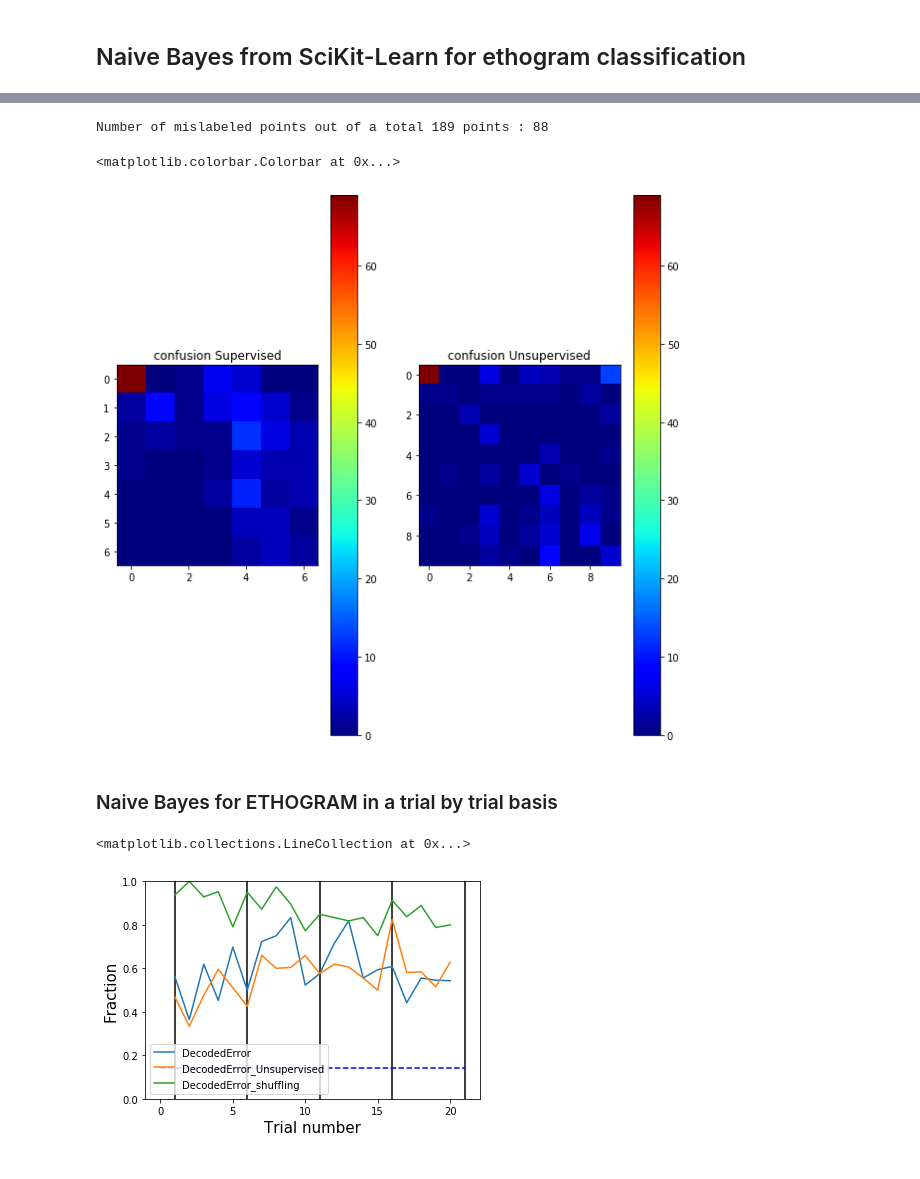
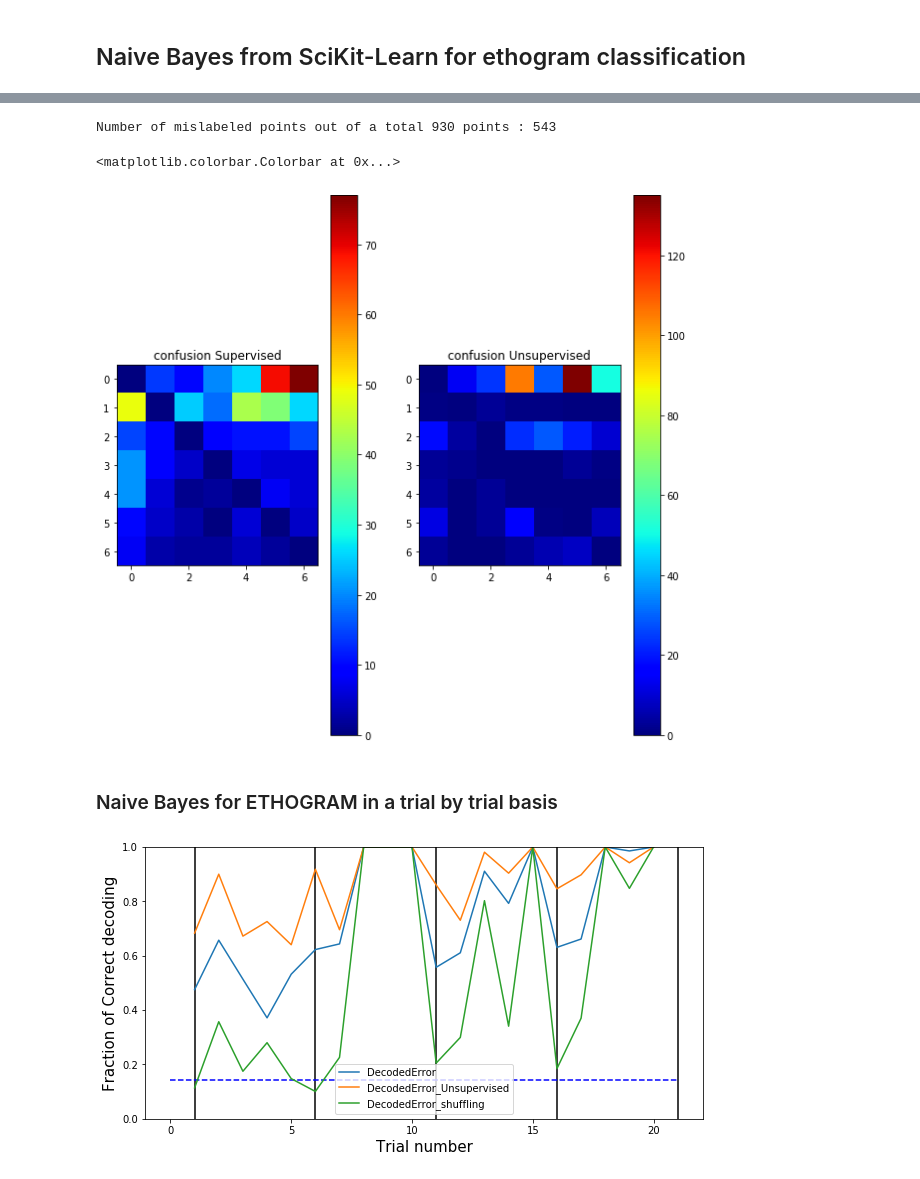
Before and after one commit to melisamc89/neural_analysys, a Jupyter notebook: src/bayes_decoder_ethogram.ipynb, the cells around one changed output, grey strips where cells are left out. Drawn from its saved outputs; the diff is of its cells as text; code cells hidden in the pictures.

```diff
--- a/src/bayes_decoder_ethogram.ipynb
+++ b/src/bayes_decoder_ethogram.ipynb
@@ -27,7 +27,7 @@ import math
 # define mouse information, and preprocessin versions from analysis.
 # load data for all sessions in this mouse and compute mean activity for each neuron.
 
-mouse = 32363        ### mouse number id
+mouse = 56165       ### mouse number id
 decoding_v = 1            ## decoding version, normaly equal to one
 motion_correction_v = 20  ### 100 means everything was aligned, 200 means it was also equalized, 20 is for day wise
 alignment_v = 3           ## alignment version, version 3 is for day wise
@@ -38,9 +38,9 @@ component_evaluation_v = 1 ## component evaluation version
 # here we will do analysis with no registration
 # registration_v = 2        ## registration version
 sf = 10                   ## sampling frequency of the original signal
-re_sf= 5                ## value of resampling
+re_sf= 1                ## value of resampling
 session_now = 1
-BINS = 10
+BINS = 70
 period = int(1 * sf / re_sf)
 period_resting = period *10
 fixed = 'None'
@@ -302,8 +302,8 @@ from sklearn.metrics import confusion_matrix
 day = 0
 FR_limit = 12
 
-index = speed_selection(tracking_list[day], speed_limit = 3)
-tracking = tracking_list[day][:,index]
+#index = speed_selection(tracking_list[day], speed_limit = 3)
+tracking = tracking_list[day]
 ypre = np.array(binned_tracking(tracking = tracking, binnumber = BINS )).T
 binsx = ypre[np.where(np.logical_and(ypre[:,0]>0,ypre[:,1]>0))[0],0]
 binsy = ypre[np.where(np.logical_and(ypre[:,0]>0,ypre[:,1]>0))[0],1]
@@ -338,22 +347,27 @@ y_pred = gnb.fit(X_train, y_train).predict(X_test)
 print("Number of mislabeled points out of a total %d points : %d" % (X_test.shape[0], (y_test != y_pred).sum()))
 conf_unsup = confusion_matrix(y_test,y_pred)
 # %% [output]
-Number of mislabeled points out of a total 189 points : 88
+Number of mislabeled points out of a total 930 points : 543
 # %%
 figure = plt.figure(figsize=(10, 10))
 gs = figure.add_gridspec(1, 2)
 axes0 = figure.add_subplot(gs[0,0])
 axes1 = figure.add_subplot(gs[0,1])
 
+for i in range(7):
+    conf_sup[i,i]=0
+    conf_unsup[i,i]=0
+
 pos0 = axes0.imshow(conf_sup, cmap = 'jet')
 axes0.set_title('confusion Supervised')
 figure.colorbar(pos0, ax=axes0)
+
 pos1 = axes1.imshow(conf_unsup, cmap = 'jet')
 axes1.set_title('confusion Unsupervised')
 figure.colorbar(pos1, ax=axes1)
 # %% [output]
 <matplotlib.colorbar.Colorbar at 0x...>
-[figure, old version]
+[figure, new version]
 # %% [markdown]
 ### Naive Bayes for ETHOGRAM in a trial by trial basis
 # %%
@@ -428,21 +442,22 @@ for trial in range(5*4):
 # %%
 figure, axes = plt.subplots(1)
 
-axes.plot(np.arange(1,len(error)+1),error)
-axes.plot(np.arange(1,len(error)+1),error_unsup)
-axes.plot(np.arange(1,len(error)+1),error_shuffle)
+axes.plot(np.arange(1,len(error)+1),np.ones_like(error) - error)
+axes.plot(np.arange(1,len(error)+1),np.ones_like(error)- error_unsup)
+axes.plot(np.arange(1,len(error)+1),np.ones_like(error) - error_shuffle)
 
 axes.legend(['DecodedError','DecodedError_Unsupervised', 'DecodedError_shuffling'])
 axes.set_xlabel('Trial number', fontsize = 15)
-axes.set_ylabel('Fraction', fontsize = 15)
+axes.set_ylabel('Fraction of Correct decoding', fontsize = 15)
 axes.set_ylim([0,1])
 
 plt.vlines(1, 0, 1, colors='k', linestyles='-')
 plt.vlines(6, 0, 1, colors='k', linestyles='-')
 plt.vlines(11, 0, 1, colors='k', linestyles='-')
 plt.vlines(16, 0, 1, colors='k', linestyles='-')
 plt.vlines(21, 0, 1, colors='k', linestyles='-')
 plt.hlines(1/7, 0, 21, colors='b', linestyles='--')
+
+figure.set_size_inches(10,5)
 # %% [output]
-<matplotlib.collections.LineCollection at 0x...>
-[figure, old version]
+[figure, new version]
```
Also changed, not shown: parts of 3 cells of this notebook, 4 other files.
